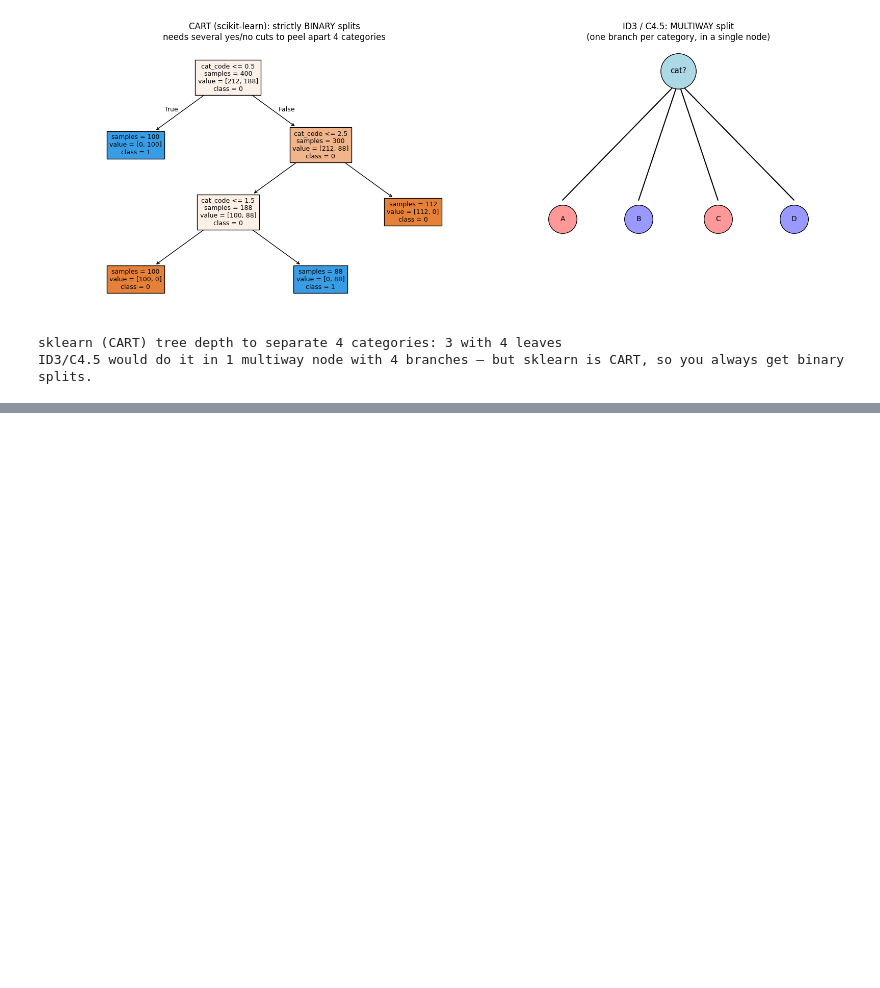
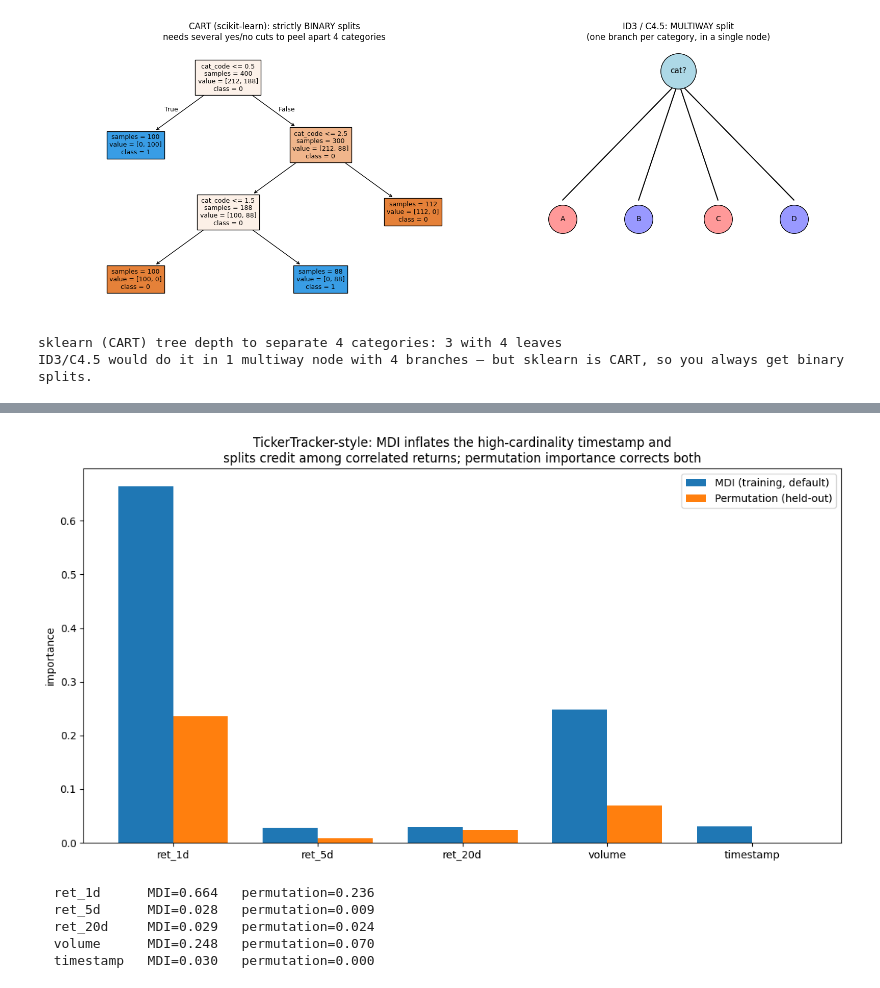
Before and after one commit to bmart231/ml-implementations, a Jupyter notebook: decision_trees/decision_trees.ipynb, the cells around one changed output, grey strips where cells are left out. Cells and saved outputs as stored; diff of their text form; code cells hidden in the pictures; blank space fills up the shorter version.

```diff
--- a/decision_trees/decision_trees.ipynb
+++ b/decision_trees/decision_trees.ipynb
@@ -1744,0 +2213,51 @@ ID3/C4.5 would do it in 1 multiway node with 4 branches — but sklearn is CART,
+# %%
+# Cell 4 — TickerTracker-style: MDI vs permutation on correlated 'signals' + a timestamp
+import numpy as np
+import matplotlib.pyplot as plt
+from sklearn.tree import DecisionTreeClassifier
+from sklearn.model_selection import train_test_split
+from sklearn.inspection import permutation_importance
+
+rng = np.random.RandomState(42)
+n = 3000
+
+# Simulated features resembling a returns-style pipeline
+ret_1d  = rng.normal(scale=1.0, size=n)
+ret_5d  = ret_1d + rng.normal(scale=0.3, size=n)   # correlated with ret_1d (overlapping horizon)
+ret_20d = ret_1d + rng.normal(scale=0.5, size=n)   # also correlated
+volume  = rng.lognormal(size=n)                    # genuinely separate signal
+timestamp = np.arange(n) + rng.rand(n)             # high-cardinality, ~useless for direction
+
+# Target: next-period up/down driven mainly by ret_1d cluster + a bit of volume
+score = 0.8*ret_1d + 0.4*np.log(volume)
+y = (score + rng.normal(scale=0.5, size=n) > 0).astype(int)
+
+names = ["ret_1d", "ret_5d", "ret_20d", "volume", "timestamp"]
+X = np.column_stack([ret_1d, ret_5d, ret_20d, volume, timestamp])
+X_tr, X_te, y_tr, y_te = train_test_split(X, y, test_size=0.4, shuffle=False)  # chrono-style
+
+clf = DecisionTreeClassifier(max_depth=6, random_state=0).fit(X_tr, y_tr)
+mdi  = clf.feature_importances_
+perm = permutation_importance(clf, X_te, y_te, n_repeats=30, random_state=0).importances_mean
+
+x = np.arange(len(names)); w = 0.38
+plt.figure(figsize=(11, 6))
+plt.bar(x - w/2, mdi,  w, label="MDI (training, default)")
+plt.bar(x + w/2, perm, w, label="Permutation (held-out)")
+plt.xticks(x, names); plt.ylabel("importance")
+plt.title("TickerTracker-style: MDI inflates the high-cardinality timestamp and\n"
+          "splits credit among correlated returns; permutation importance corrects both")
+plt.legend(); plt.tight_layout(); plt.show()
+
+for nm, m, p in zip(names, mdi, perm):
+    print(f"  {nm:<11} MDI={m:.3f}   permutation={p:.3f}")
+# Watch the timestamp's MDI vs its near-zero permutation importance, and how the
+# correlated ret_* features share credit. This is the exact pattern to expect in
+# your real pipeline -- verify on a chronological hold-out before trusting a ranking.
+# %% [output]
+[figure, added]
+  ret_1d      MDI=0.664   permutation=0.236
+  ret_5d      MDI=0.028   permutation=0.009
+  ret_20d     MDI=0.029   permutation=0.024
+  volume      MDI=0.248   permutation=0.070
+  timestamp   MDI=0.030   permutation=0.000
```
Also changed, not shown: parts of 26 cells of this notebook, 3 other files.
